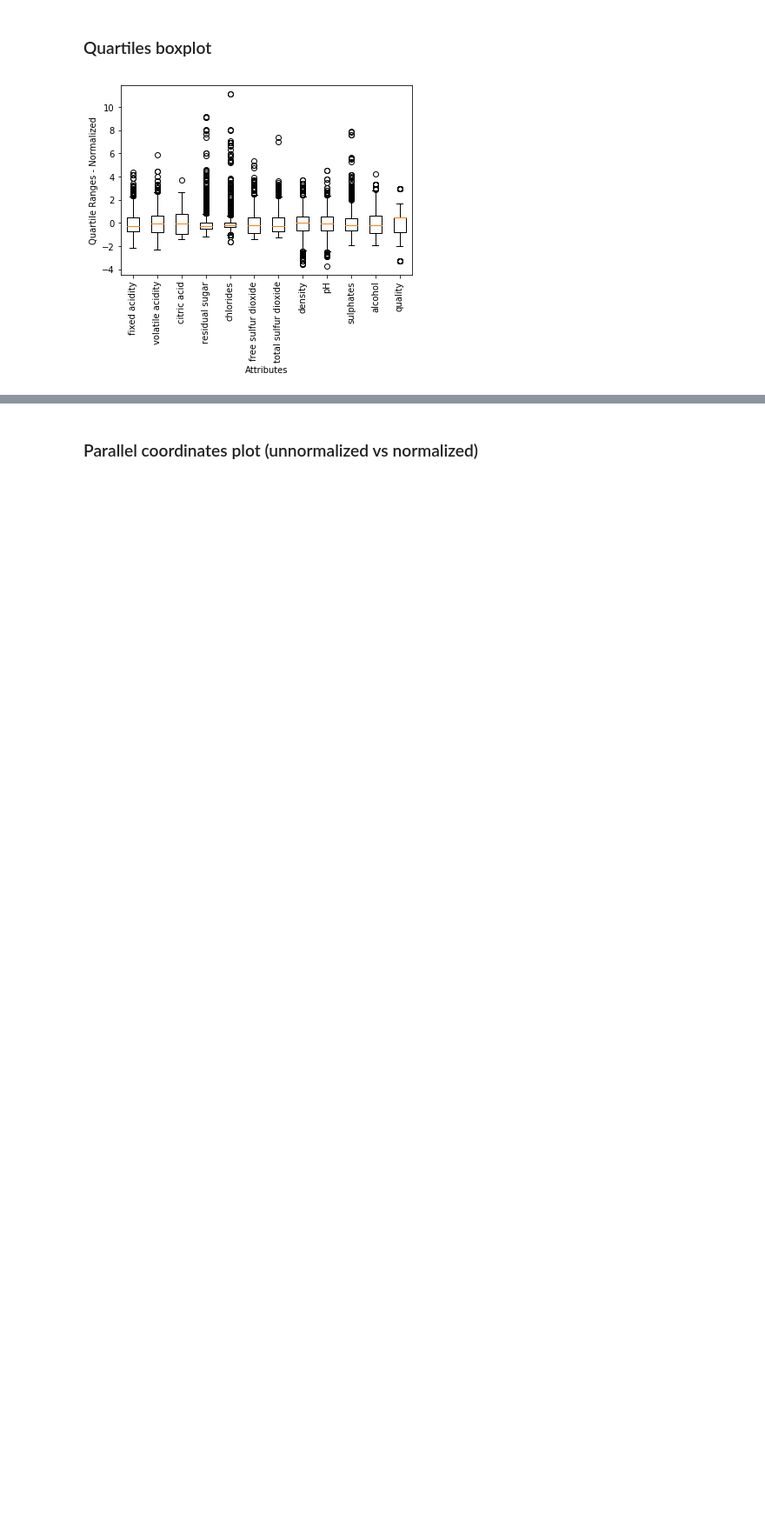
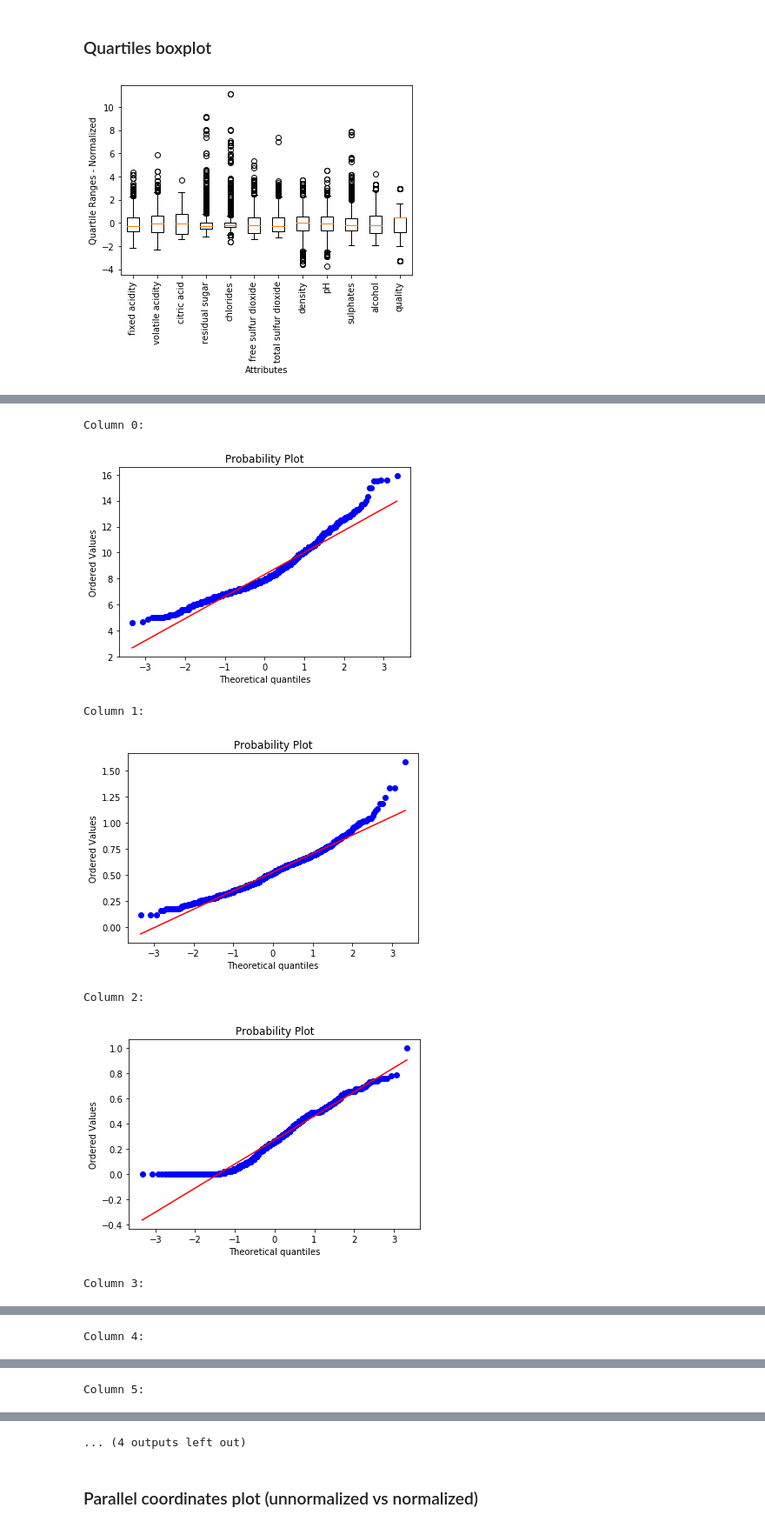
Before and after one commit to felixjohanlehmann/Data-Science, a Jupyter notebook: Wine_quality.ipynb, the cells around one changed output, grey strips where cells are left out. Shown at 87% size. Drawn from its saved outputs; the diff is of its cells as text; code cells hidden in the pictures; blank space fills up the shorter version.

Commit message:
Propability plots added

```diff
--- a/Wine_quality.ipynb
+++ b/Wine_quality.ipynb
@@ -67,0 +61,13 @@ print(nDataCol)
+# %%
+for col in range(len(summary)):
+    stats.probplot(wine.iloc[:,col], dist = "norm", plot = plot)
+    print("Column " + str(col) + ":")
+    plot.show()
+# %% [output]
+Column 0:
+[figure, added]
+Column 1:
+[figure, added]
+Column 2:
+[figure, added]
+Column 3:
@@ -67,0 +75 @@ print(nDataCol)
+Column 4:
@@ -67,0 +77 @@ print(nDataCol)
+Column 5:
@@ -68,3 +79,4 @@ print(nDataCol)
+... (4 outputs left out)
 # %% [markdown]
 ### Parallel coordinates plot (unnormalized vs normalized)
 # %%
```
Also changed, not shown: parts of 4 cells of this notebook.
